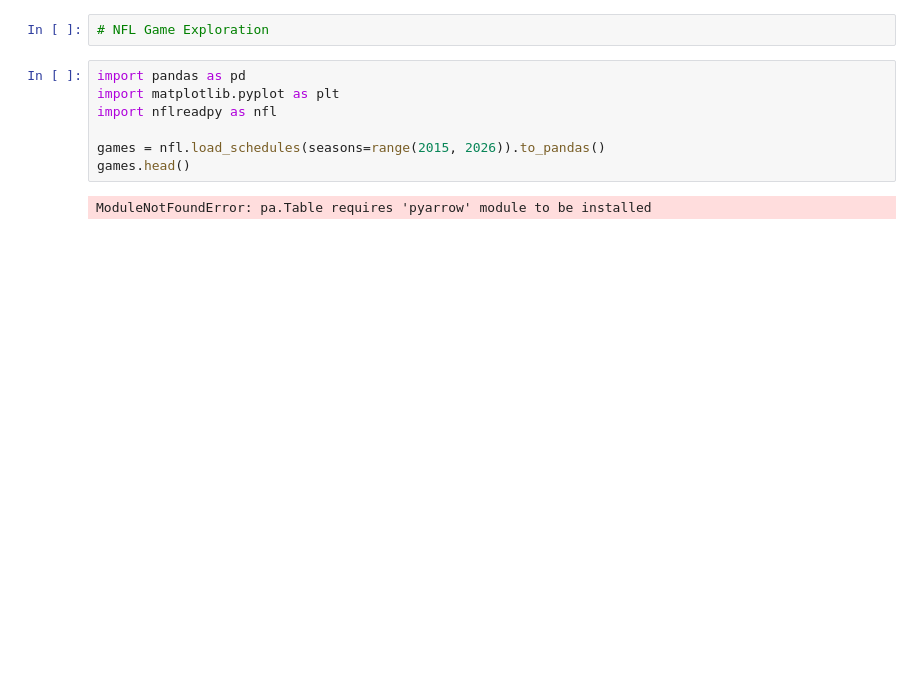
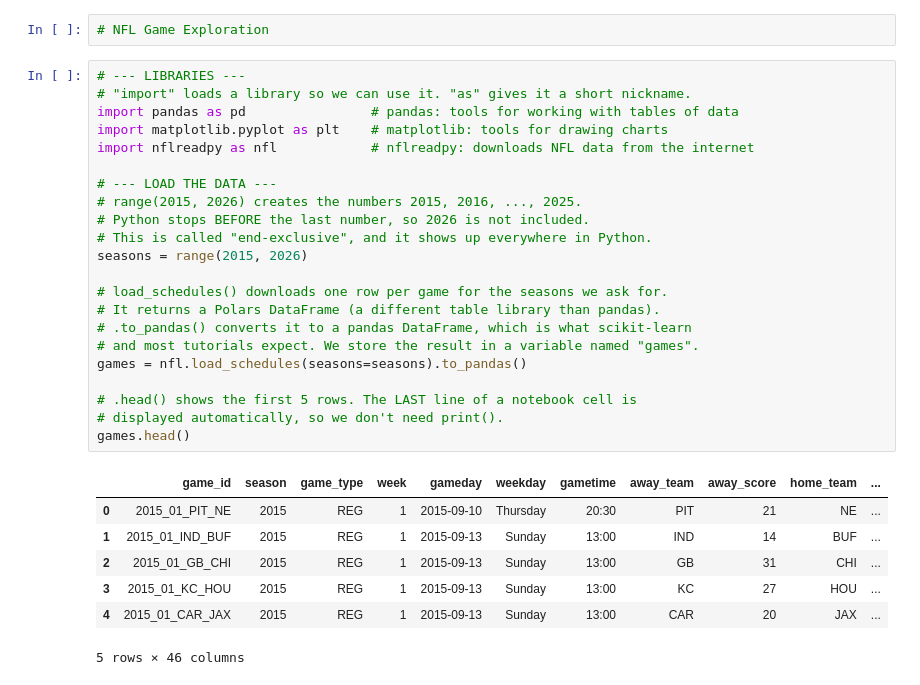
Before and after one commit to LSJLiberty/nfl-predictor, a Jupyter notebook: notebooks/01_explore.ipynb, the cells around one changed output. Cells and saved outputs as stored; diff of their text form; blank space fills up the shorter version.

Commit message:
This section of the noebook helps with getting data to train the model with.

```diff
--- a/notebooks/01_explore.ipynb
+++ b/notebooks/01_explore.ipynb
@@ -1,11 +1,32 @@
 # %%
 # NFL Game Exploration
 # %%
-import pandas as pd
-import matplotlib.pyplot as plt
-import nflreadpy as nfl
+# --- LIBRARIES ---
+# "import" loads a library so we can use it. "as" gives it a short nickname.
+import pandas as pd                # pandas: tools for working with tables of data
+import matplotlib.pyplot as plt    # matplotlib: tools for drawing charts
+import nflreadpy as nfl            # nflreadpy: downloads NFL data from the internet
 
-games = nfl.load_schedules(seasons=range(2015, 2026)).to_pandas()
+# --- LOAD THE DATA ---
+# range(2015, 2026) creates the numbers 2015, 2016, ..., 2025.
+# Python stops BEFORE the last number, so 2026 is not included.
+# This is called "end-exclusive", and it shows up everywhere in Python.
+seasons = range(2015, 2026)
+
+# load_schedules() downloads one row per game for the seasons we ask for.
+# It returns a Polars DataFrame (a different table library than pandas).
+# .to_pandas() converts it to a pandas DataFrame, which is what scikit-learn
+# and most tutorials expect. We store the result in a variable named "games".
+games = nfl.load_schedules(seasons=seasons).to_pandas()
+
+# .head() shows the first 5 rows. The LAST line of a notebook cell is
+# displayed automatically, so we don't need print().
 games.head()
 # %% [output]
+|  | game_id | season | game_type | week | gameday | weekday | gametime | away_team | away_score | home_team | ... |
+| 0 | 2015_01_PIT_NE | 2015 | REG | 1 | 2015-09-10 | Thursday | 20:30 | PIT | 21 | NE | ... |
+| 1 | 2015_01_IND_BUF | 2015 | REG | 1 | 2015-09-13 | Sunday | 13:00 | IND | 14 | BUF | ... |
+| 2 | 2015_01_GB_CHI | 2015 | REG | 1 | 2015-09-13 | Sunday | 13:00 | GB | 31 | CHI | ... |
+| 3 | 2015_01_KC_HOU | 2015 | REG | 1 | 2015-09-13 | Sunday | 13:00 | KC | 27 | HOU | ... |
+| 4 | 2015_01_CAR_JAX | 2015 | REG | 1 | 2015-09-13 | Sunday | 13:00 | CAR | 20 | JAX | ... |
-ModuleNotFoundError: pa.Table requires 'pyarrow' module to be installed
+5 rows × 46 columns
```
Also changed, not shown: parts of 11 cells of this notebook, 1 other file.
